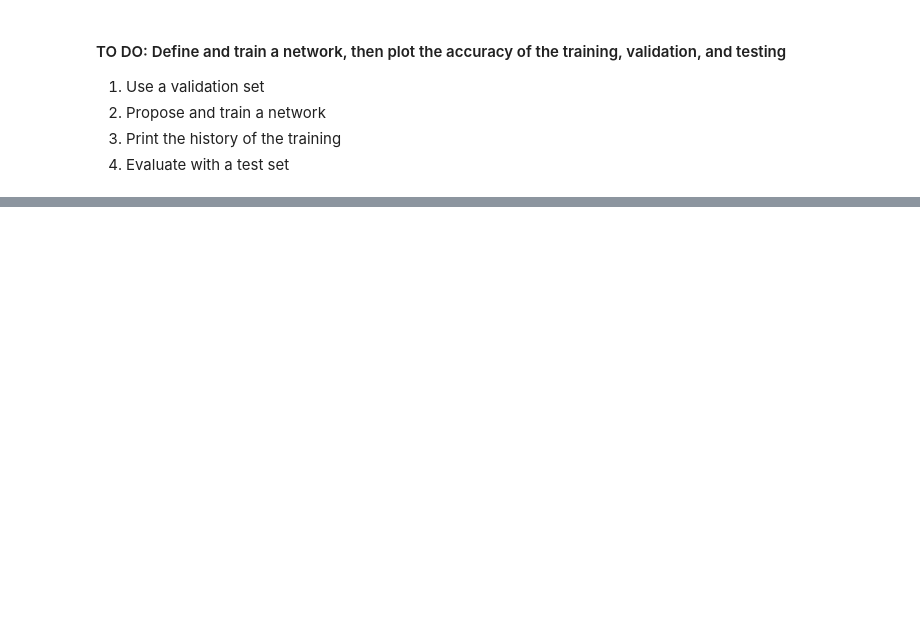
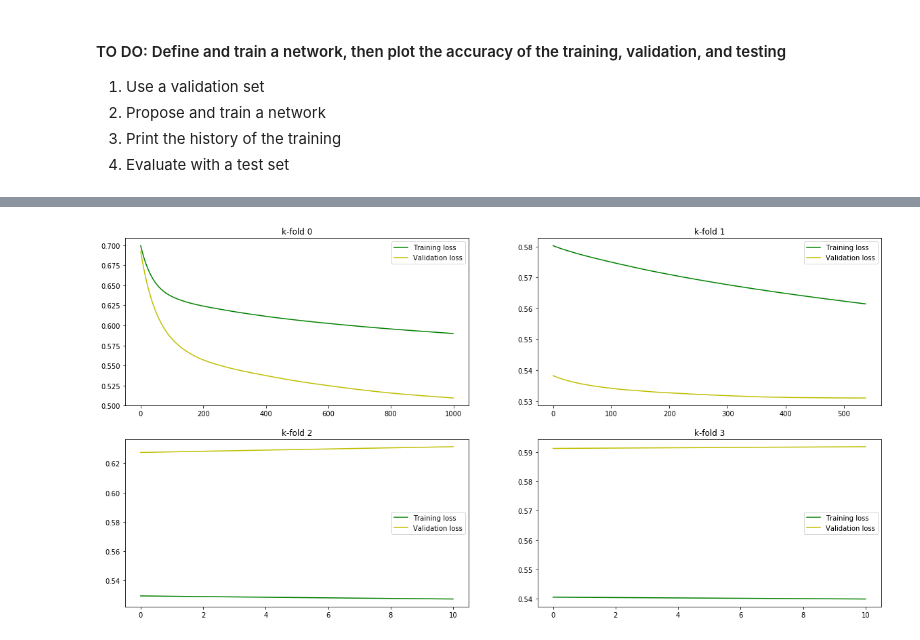
Before and after one commit to DeepLearningVision-2019/a4-keras-classification-ludoviccyril, a Jupyter notebook: Keras_assignment.ipynb, the cells around one changed output, grey strips where cells are left out. Drawn from its saved outputs; the diff is of its cells as text; code cells hidden in the pictures; blank space fills up the shorter version.

```diff
--- a/Keras_assignment.ipynb
+++ b/Keras_assignment.ipynb
@@ -218,7 +324,7 @@ f, plots = plt.subplots(2, 2, figsize=(20,10))
 plots = [plot for sublist in plots for plot in sublist]
 
 for idx, plot in enumerate(plots):
-    data_rank = data[data["rank"]==idx+1]
+    data_rank = student_data[student_data["rank"]==idx+1]
     plot.set_title("Rank " + str(idx+1))
     X = np.array(data_rank[["gre","gpa"]])
     y = np.array(data_rank["admit"])
@@ -243,3 +391,33 @@ for idx, plot in enumerate(plots):
 2. Propose and train a network
 3. Print the history of the training
 4. Evaluate with a test set
+# %%
+network = models.Sequential()
+
+network.add(layers.Dense(128, activation='relu', input_shape=(6,)))
+network.add(layers.Dense(64, activation='relu'))
+network.add(layers.Dense(2, activation='softmax'))
+
+early_stop = callbacks.EarlyStopping(monitor='val_loss', patience=10)
+
+network.compile(optimizer='sgd', loss='binary_crossentropy', metrics=['accuracy'])
+
+fit_data = []
+
+for i in range(4):
+    k_val_data = train_data[75 * i : 75 * (i + 1)]
+    k_val_labels = train_labels[75 * i : 75 * (i + 1)]
+    k_train_data = np.concatenate([train_data[0 : 75 * i], train_data[75 * (i + 1) : 300]])
+    k_train_labels = np.concatenate([train_labels[0 : 75 * i], train_labels[75 * (i + 1) : 300]])
+    print(k_val_data[0])
+    print(k_train_data[0])
+    fit_data.append(network.fit(
+        k_train_data,
+        k_train_labels,
+        batch_size=225,
+        epochs=1000,
+        callbacks=[early_stop],
+        validation_data=(k_val_data, k_val_labels)
+    ))
+
+print("Evaluation:", network.evaluate(test_data, test_labels))
@@ -245,0 +442,13 @@ for idx, plot in enumerate(plots):
+# %%
+f, plots = plt.subplots(2, 2, figsize=(20, 10))
+
+for (i, (k_fit_data, plot)) in enumerate(zip(fit_data, [plot for sublist in plots for plot in sublist])):
+    loss = k_fit_data.history['loss']
+    val_loss = k_fit_data.history['val_loss']
+
+    plot.plot(range(len(loss)), loss, 'g', label='Training loss')
+    plot.plot(range(len(val_loss)), val_loss, 'y', label='Validation loss')
+    plot.set_title('k-fold ' + str(i))
+    plot.legend()
+# %% [output]
+[figure, added]
```
Also changed, not shown: parts of 11 cells of this notebook, 1 other file.
